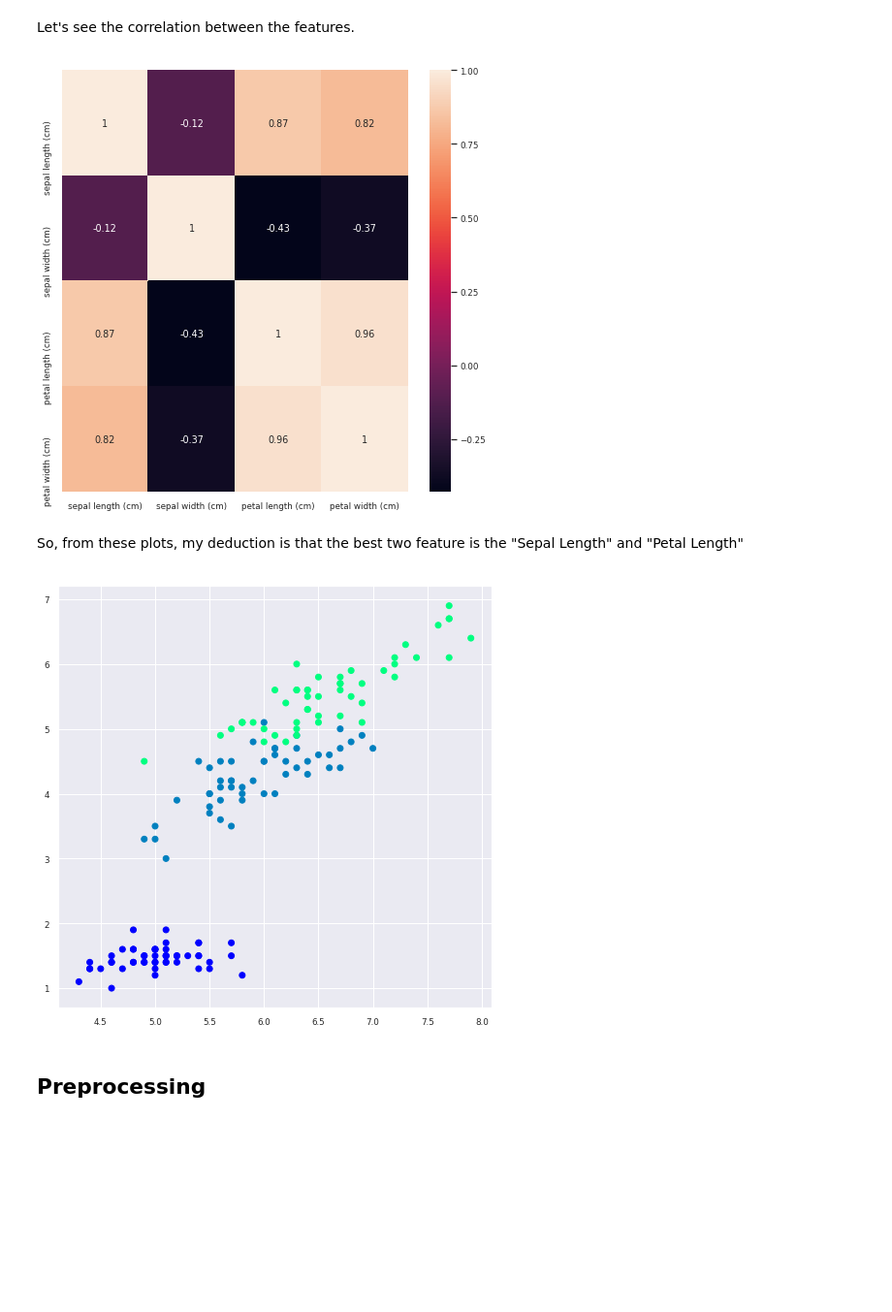
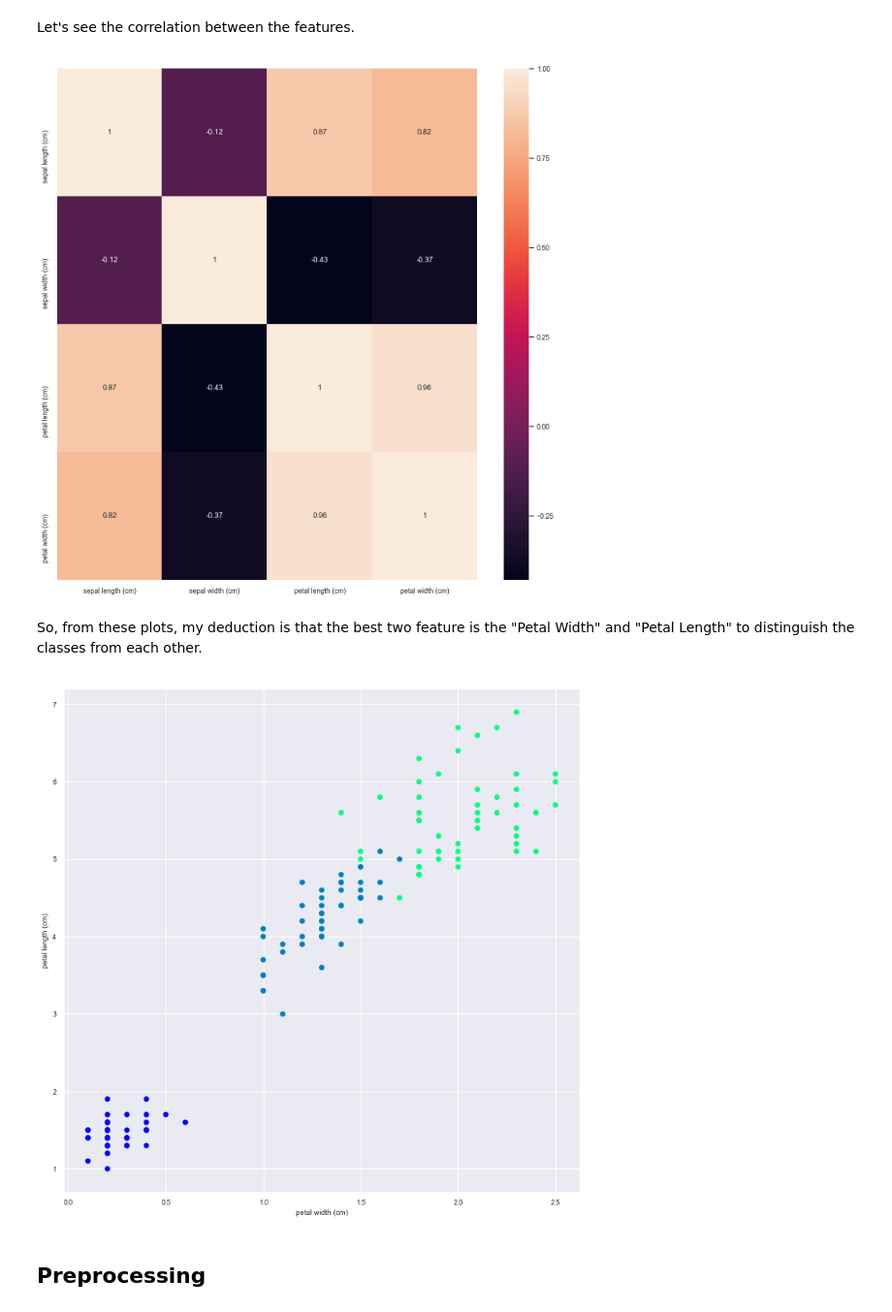
Before and after one commit to MartinKondor/MachineLearning, a Jupyter notebook: notebooks/Iris_dataset_2.ipynb, the cells around one changed output. Shown at 97% size. Cells and saved outputs as stored; diff of their text form; code cells hidden in the pictures; blank space fills up the shorter version.

```diff
--- a/notebooks/Iris_dataset_2.ipynb
+++ b/notebooks/Iris_dataset_2.ipynb
@@ -74,7 +74,7 @@ from sklearn.datasets import load_iris
 import warnings
 
 warnings.filterwarnings('ignore', category=FutureWarning)
-sns.set(font_scale=.8, rc={'figure.figsize': (8, 8,)})
+sns.set(font_scale=.8, rc={'figure.figsize': (12, 12,)})
 D = load_iris()
 X = D.data
 y = D.target
@@ -107,13 +107,16 @@ Let's see the correlation between the features.
 # %%
 sns.heatmap(df.corr().round(2), annot=True);plt.show()
 # %% [output]
-[figure, old version]
+[figure, new version]
 # %% [markdown]
-So, from these plots, my deduction is that the best two feature is the "Sepal Length" and "Petal Length"
+So, from these plots, my deduction is that the best two feature is the "Petal Width" and "Petal Length" to distinguish the classes from each other.
 # %%
-plt.scatter(df['sepal length (cm)'], df['petal length (cm)'], c=y, cmap='winter');plt.show()
+plt.scatter(df['petal width (cm)'], df['petal length (cm)'], c=y, cmap='winter');
+plt.xlabel('petal width (cm)')
+plt.ylabel('petal length (cm)')
+plt.show()
 # %% [output]
-[figure, old version]
+[figure, new version]
 # %% [markdown]
 ## Preprocessing
 # %%
```
Also changed, not shown: parts of 11 cells of this notebook, 8 other files.
